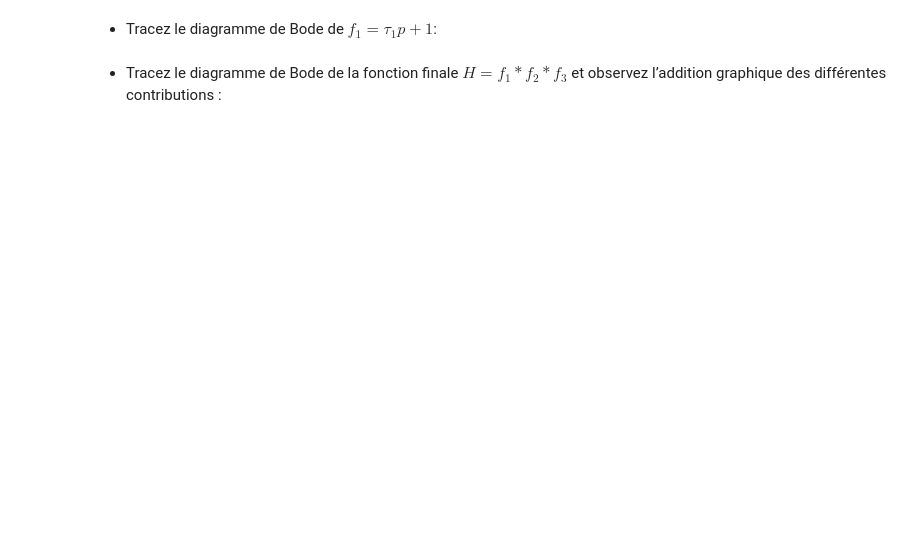
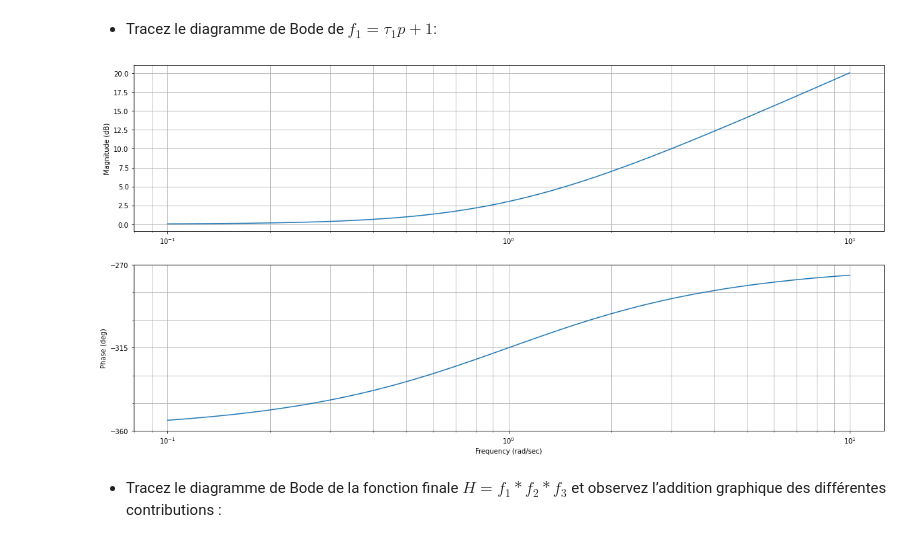
Before and after one commit to AlbanVl/ReguLaboGramme, a Jupyter notebook: _sources/regu/LaboSeance5.ipynb, the cells around one changed output. Drawn from its saved outputs; the diff is of its cells as text; code cells hidden in the pictures; blank space fills up the shorter version.

```diff
--- a/_sources/regu/LaboSeance5.ipynb
+++ b/_sources/regu/LaboSeance5.ipynb
@@ -381,4 +402,11 @@ Prenez $\tau_1$=1s, $\tau_2$=10000s, $\tau_3$ = 0.001s et K = 2
 # %% [markdown]
 - Tracez le diagramme de Bode de $f_1=\tau_1p+1$:
+# %%
+tI1 = 1
+f1 = ml.tf([tI1, 1], [1])
+fig = plt.figure("", figsize=(20,10))
+ml.bode(f1);
+# %% [output]
+[figure, added]
 # %% [markdown]
 - Tracez le diagramme de Bode de la fonction finale $H=f_1*f_2*f_3$ et observez l’addition graphique des différentes contributions :
```
Also changed, not shown: parts of 8 cells of this notebook, 11 other files.
